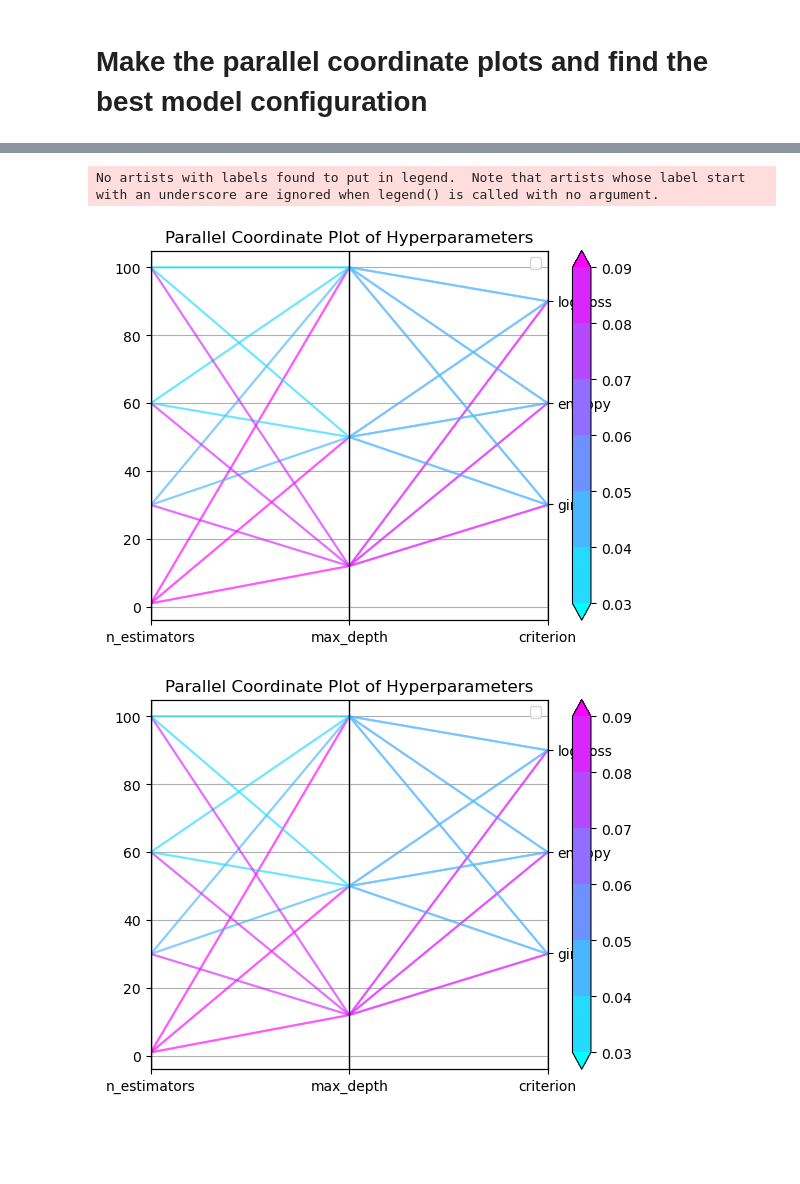
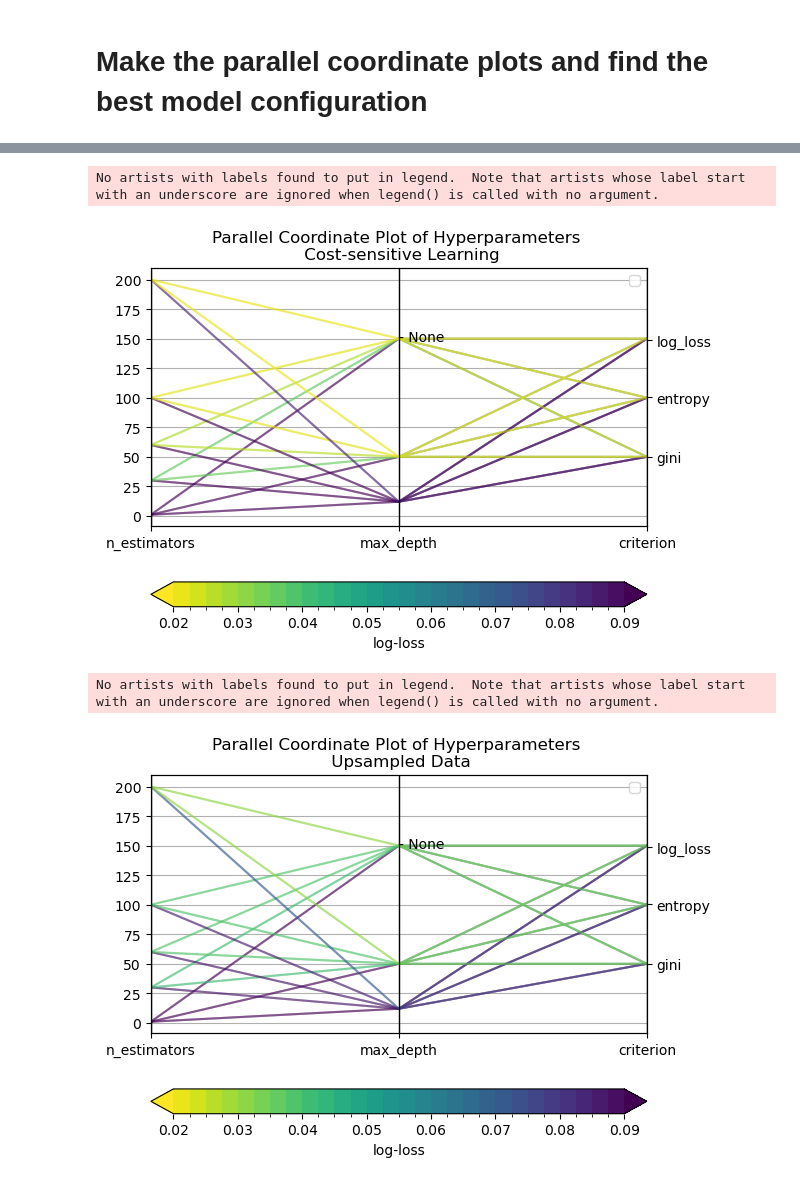
Before and after one commit to phaustin/a448_jm, a Jupyter notebook: hyperparam_analysis.ipynb, the cells around one changed output, grey strips where cells are left out. Cells and saved outputs as stored; diff of their text form; code cells hidden in the pictures; blank space fills up the shorter version.

```diff
--- a/hyperparam_analysis.ipynb
+++ b/hyperparam_analysis.ipynb
@@ -7,4 +7,5 @@ import numpy as np
 import matplotlib.pyplot as plt
 import matplotlib as mpl
 # %%
-ds = pd.read_csv("./tunedU.csv")
+dw = pd.read_csv("tunedW.csv")
+du = pd.read_csv("tunedU.csv")
@@ -36,15 +12,21 @@ fig.show()
 # %%
-nan = ds['max_depth'][7]
-df = ds.replace(to_replace=['gini','entropy','log_loss',nan],value=[30,60,90,100])
+nan = dw['max_depth'][7]
+dfw = dw.replace(to_replace=['gini','entropy','log_loss',nan],value=[50,100,150,150])
+dfu = du.replace(to_replace=['gini','entropy','log_loss',nan],value=[50,100,150,150])
 # %%
-def parallel_coordinates(frame, class_column, cols=None, ax=None, color=None,
-                     use_columns=False, xticks=None, colormap=None,
+def parallel_coordinates(frame, class_column, case, cols=None, ax=None, color=None,
+                     use_columns=False, xticks=None, colormap=None, savefig=False,
                      **kwds):
 
     n = len(frame)
     class_col = frame[class_column]
     class_min = np.amin(class_col)
     class_max = np.amax(class_col)
+
+    if case =='U':
+        name = 'Upsampled Data'
+    if case == 'W':
+        name = 'Cost-sensitive Learning'
 
     if cols is None:
         df = frame.drop(class_column, axis=1)
@@ -72,8 +54,8 @@ def parallel_coordinates(frame, class_column, cols=None, ax=None, color=None,
     fig = plt.figure()
     ax = plt.gca()
 
-    cmap = mpl.cm.cool # viridis, magma
-    bounds = [0.03,0.04,0.05,0.06,0.07,0.08,0.09]
+    cmap = mpl.cm.viridis_r # viridis, magma
+    bounds = np.linspace(0.02,0.09,29)
     norm = mpl.colors.BoundaryNorm(bounds,cmap.N, extend='both')
     scalar_map = mpl.cm.ScalarMappable(norm=norm, cmap=cmap)
 
@@ -86,26 +68,41 @@ def parallel_coordinates(frame, class_column, cols=None, ax=None, color=None,
 
     for i in x:
         ax.axvline(i, linewidth=1, color='black')
+    ax.text(1,148,'- None')
+
 
     ax1 = ax.twinx()
-    ax1.set_yticks([0.315,0.587,0.864])
+    ax1.set_yticks([0.27,0.5,0.72])
     ax1.set_yticklabels(['gini','entropy','log_loss'])
 
     ax.set_xticks(x)
     ax.set_xticklabels(df.columns)
     ax.set_xlim(x[0], x[-1])
     ax.legend(loc='upper right')
-    ax.set_title('Parallel Coordinate Plot of Hyperparameters')
+    ax.set_title(f'Parallel Coordinate Plot of Hyperparameters \n {name}')
     ax.grid()
 
-    fig.colorbar(mpl.cm.ScalarMappable(norm=norm, cmap=cmap),
-                    ax=ax)
+    cbar = fig.colorbar(mpl.cm.ScalarMappable(norm=norm, cmap=cmap),
+                        ax=ax,
+                        orientation='horizontal', label='log-loss'
+                        )
+    cbar_ax = cbar.ax
+    cbar_ax.set_xticks([0.02,0.03,0.04,0.05,0.06,0.07,0.08,0.09])
+    cbar_ax.set_xticklabels(['0.02','0.03','0.04','0.05','0.06','0.07','0.08','0.09'])
 
-    return fig
+    if savefig:
+        plt.savefig(f'figures/Hyper{case}.png')
+
+    return
+# %%
+df = dfw[['n_estimators','max_depth','criterion','LL_RF_w']]
+parallel_coordinates(df, 'LL_RF_w',case='W',savefig=True)
+# %% [output]
+No artists with labels found to put in legend.  Note that artists whose label start with an underscore are ignored when legend() is called with no argument.
+[figure, added]
 # %%
-df = df[['n_estimators','max_depth','criterion','LL_RF_up']]
-parallel_coordinates(df, 'LL_RF_up')
+df = dfu[['n_estimators','max_depth','criterion','LL_RF_up']]
+parallel_coordinates(df, 'LL_RF_up',case='U',savefig=True)
 # %% [output]
 No artists with labels found to put in legend.  Note that artists whose label start with an underscore are ignored when legend() is called with no argument.
-[figure, old version]
+[figure, new version]
-[figure, removed]
```
Also changed, not shown: parts of 2 cells of this notebook, 2 other files.
